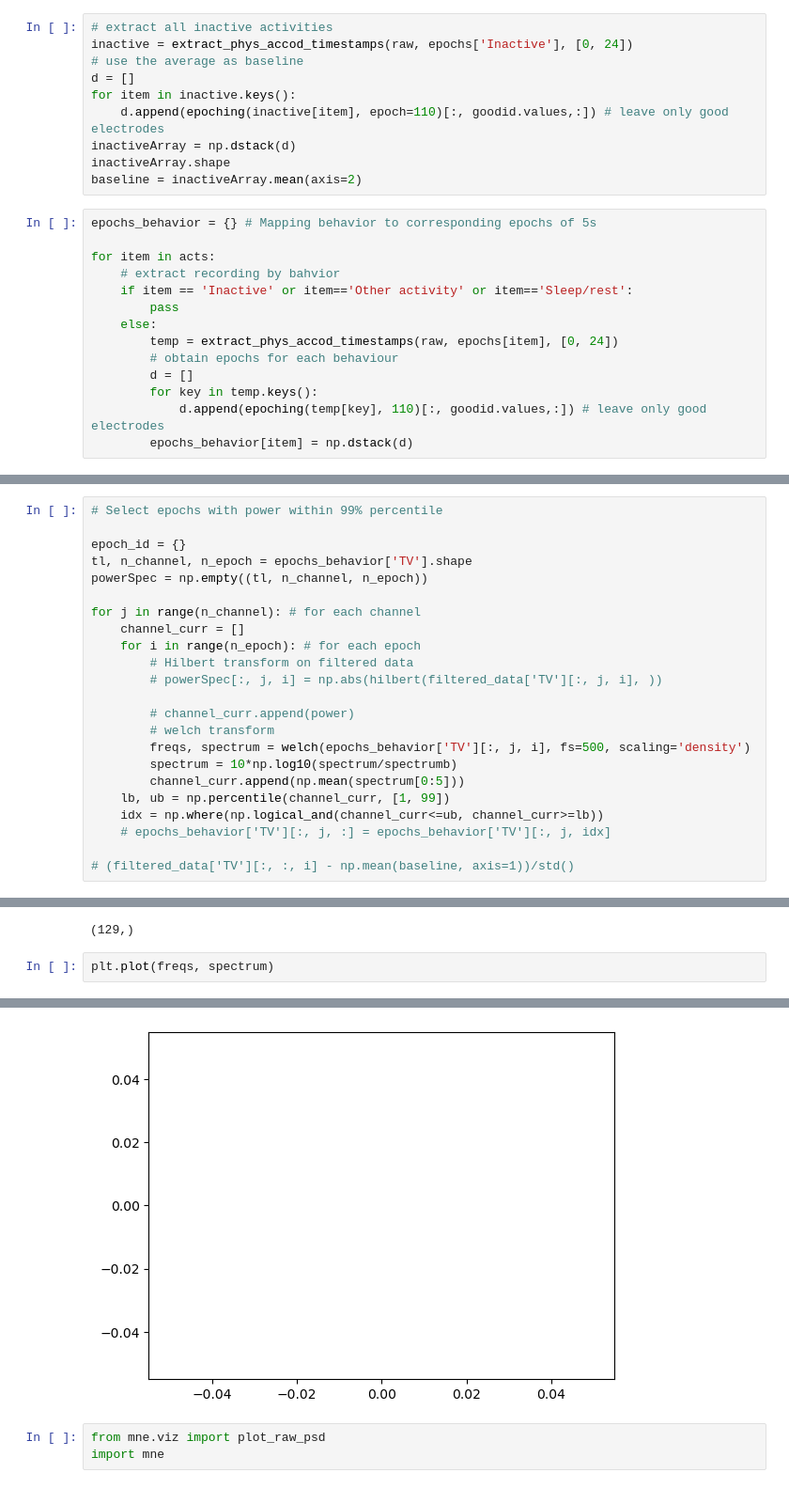
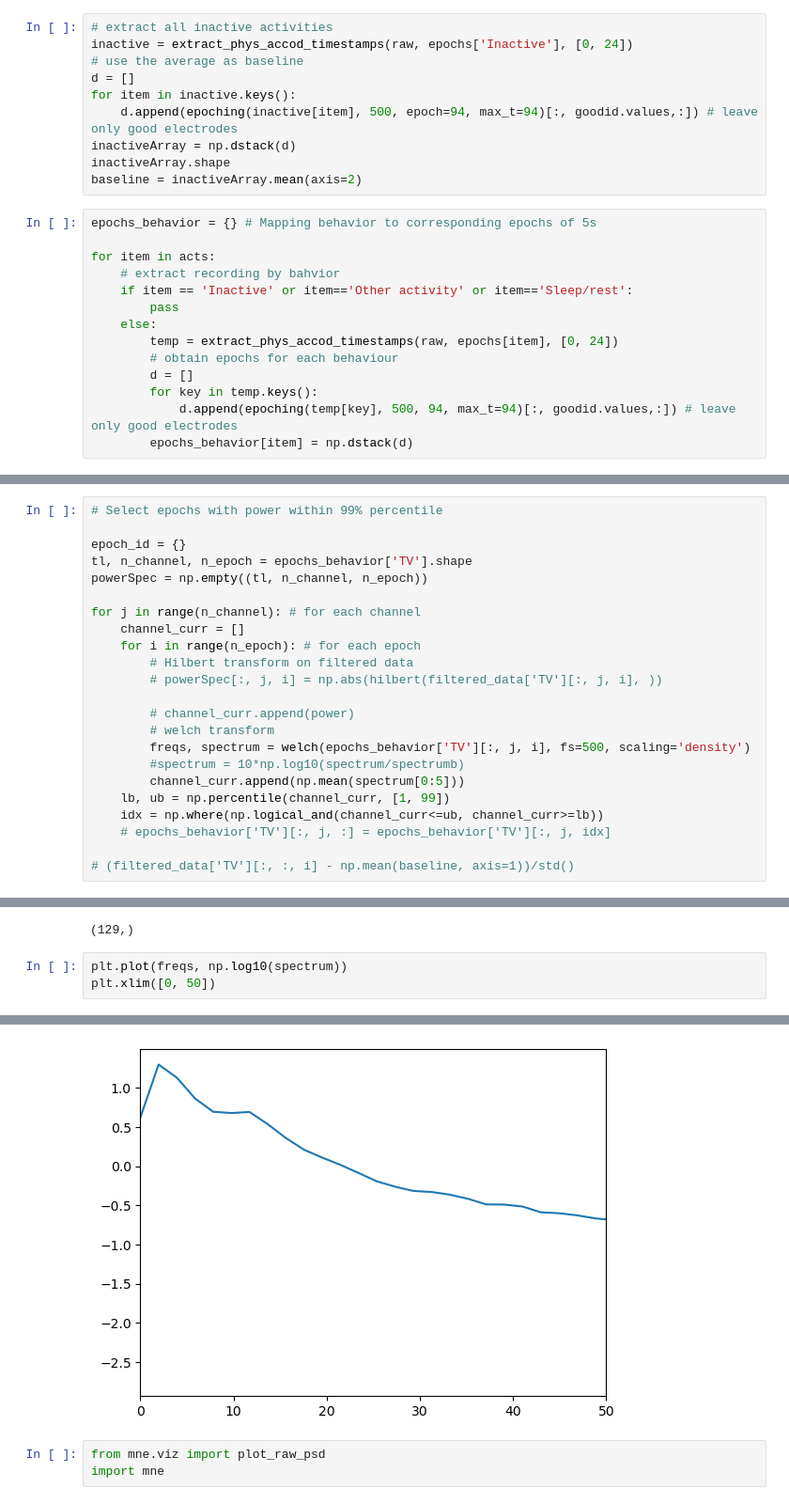
Before and after one commit to IVAN-Hu-yi/NMA, a Jupyter notebook: Analysis.ipynb, the cells around one changed output, grey strips where cells are left out. Shown: that part at 94% size. Saved outputs shown, nothing was run; the diff lists cells and outputs as text.

```diff
--- a/Analysis.ipynb
+++ b/Analysis.ipynb
@@ -35,7 +35,7 @@ inactive = extract_phys_accod_timestamps(raw, epochs['Inactive'], [0, 24])
 # use the average as baseline
 d = []
 for item in inactive.keys():
-    d.append(epoching(inactive[item], epoch=110)[:, goodid.values,:]) # leave only good electrodes
+    d.append(epoching(inactive[item], 500, epoch=94, max_t=94)[:, goodid.values,:]) # leave only good electrodes
 inactiveArray = np.dstack(d)
 inactiveArray.shape
 baseline = inactiveArray.mean(axis=2)
@@ -51,7 +51,7 @@ for item in acts:
         # obtain epochs for each behaviour
         d = []
         for key in temp.keys():
-            d.append(epoching(temp[key], 110)[:, goodid.values,:]) # leave only good electrodes
+            d.append(epoching(temp[key], 500, 94, max_t=94)[:, goodid.values,:]) # leave only good electrodes
         epochs_behavior[item] = np.dstack(d)
 # %% [markdown]
 ## Power Transform
@@ -105,7 +105,7 @@ for j in range(n_channel): # for each channel
         # channel_curr.append(power)
         # welch transform
         freqs, spectrum = welch(epochs_behavior['TV'][:, j, i], fs=500, scaling='density')
-        spectrum = 10*np.log10(spectrum/spectrumb)
+        #spectrum = 10*np.log10(spectrum/spectrumb)
         channel_curr.append(np.mean(spectrum[0:5]))
     lb, ub = np.percentile(channel_curr, [1, 99])
     idx = np.where(np.logical_and(channel_curr<=ub, channel_curr>=lb))
@@ -129,5 +129,6 @@ spectrum.shape
 # %% [output]
 (129,)
 # %%
-plt.plot(freqs, spectrum)
+plt.plot(freqs, np.log10(spectrum))
+plt.xlim([0, 50])
 # %% [output]
@@ -135,4 +136,4 @@ plt.plot(freqs, spectrum)
-[figure, old version]
+[figure, new version]
 # %%
 from mne.viz import plot_raw_psd
 import mne
```
Also changed, not shown: parts of 5 cells of this notebook.
